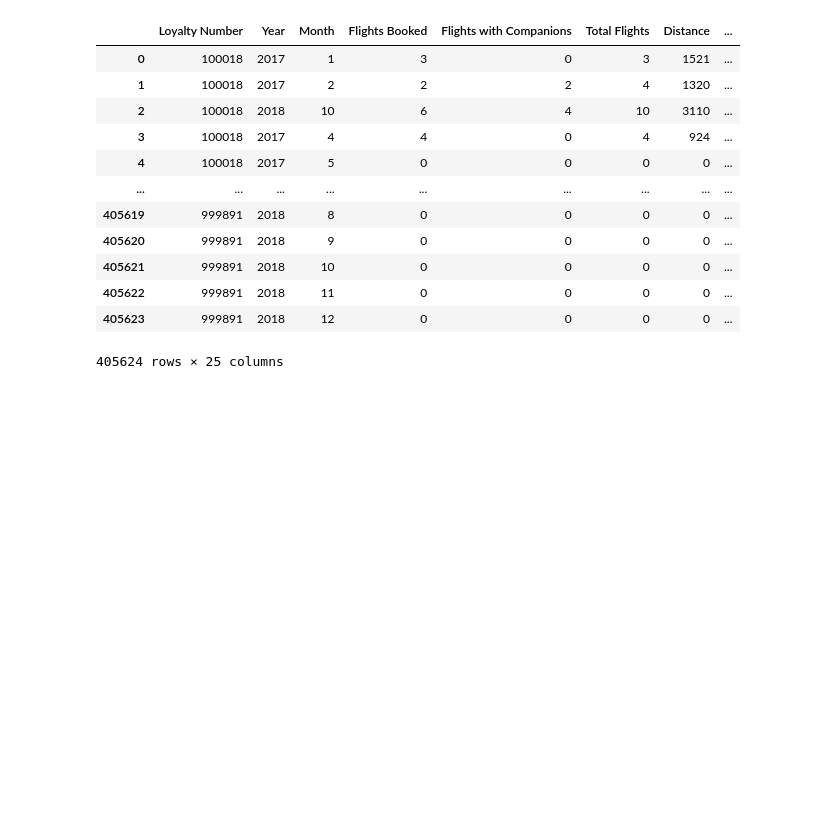
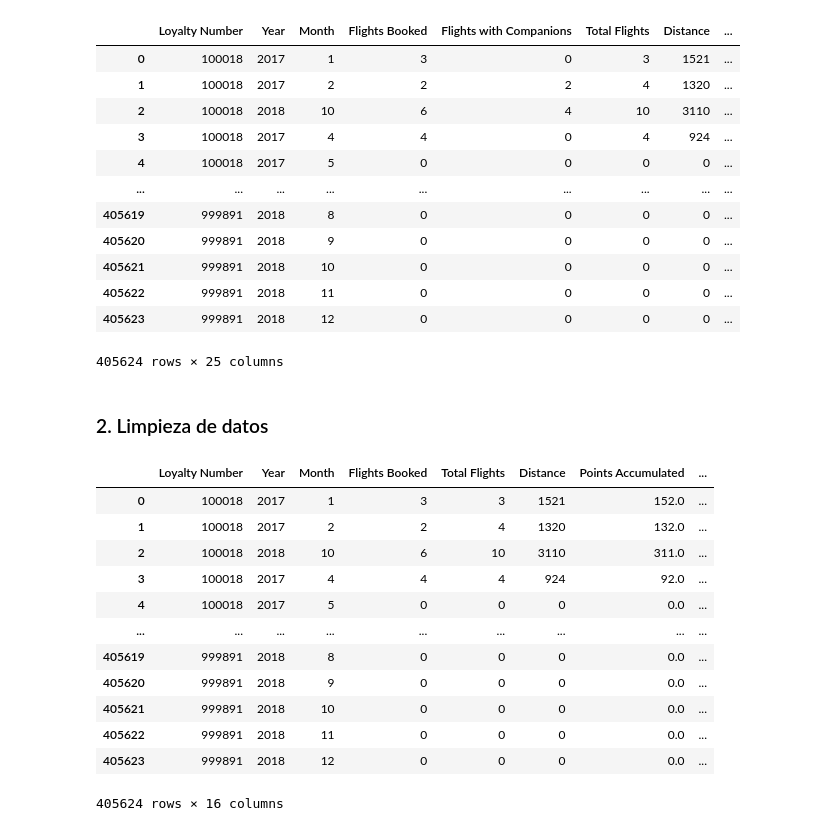
Before and after one commit to Adalab/bda-modulo-3-evaluacion-final-FrancaTortaroloo, a Jupyter notebook: Respuestas.ipynb, the cells around one changed output. Cells and saved outputs as stored; diff of their text form; code cells hidden in the pictures; blank space fills up the shorter version.

```diff
--- a/Respuestas.ipynb
+++ b/Respuestas.ipynb
@@ -103,3 +108,25 @@ merge_inner(df_flight, df_loyalty, 'Loyalty Number', 'Loyalty Number' )
 | 405622 | 999891 | 2018 | 11 | 0 | 0 | 0 | 0 | ... |
 | 405623 | 999891 | 2018 | 12 | 0 | 0 | 0 | 0 | ... |
 405624 rows × 25 columns
+# %% [markdown]
+### 2. Limpieza de datos
+# %%
+#Eliminar columnas que no sirven para el análisis
+
+columnas_eliminar= ['Flights with Companions', 'Points Redeemed', 'Dollar Cost Points Redeemed','Postal Code', 'CLV', 'Enrollment Type', 'Enrollment Month', 'Cancellation Year', 'Cancellation Month' ]
+
+eliminar_columnas(merge, columnas_eliminar )
+# %% [output]
+|  | Loyalty Number | Year | Month | Flights Booked | Total Flights | Distance | Points Accumulated | ... |
+| 0 | 100018 | 2017 | 1 | 3 | 3 | 1521 | 152.0 | ... |
+| 1 | 100018 | 2017 | 2 | 2 | 4 | 1320 | 132.0 | ... |
+| 2 | 100018 | 2018 | 10 | 6 | 10 | 3110 | 311.0 | ... |
+| 3 | 100018 | 2017 | 4 | 4 | 4 | 924 | 92.0 | ... |
+| 4 | 100018 | 2017 | 5 | 0 | 0 | 0 | 0.0 | ... |
+| ... | ... | ... | ... | ... | ... | ... | ... | ... |
+| 405619 | 999891 | 2018 | 8 | 0 | 0 | 0 | 0.0 | ... |
+| 405620 | 999891 | 2018 | 9 | 0 | 0 | 0 | 0.0 | ... |
+| 405621 | 999891 | 2018 | 10 | 0 | 0 | 0 | 0.0 | ... |
+| 405622 | 999891 | 2018 | 11 | 0 | 0 | 0 | 0.0 | ... |
+| 405623 | 999891 | 2018 | 12 | 0 | 0 | 0 | 0.0 | ... |
+405624 rows × 16 columns
```
Also changed, not shown: parts of 10 cells of this notebook.
